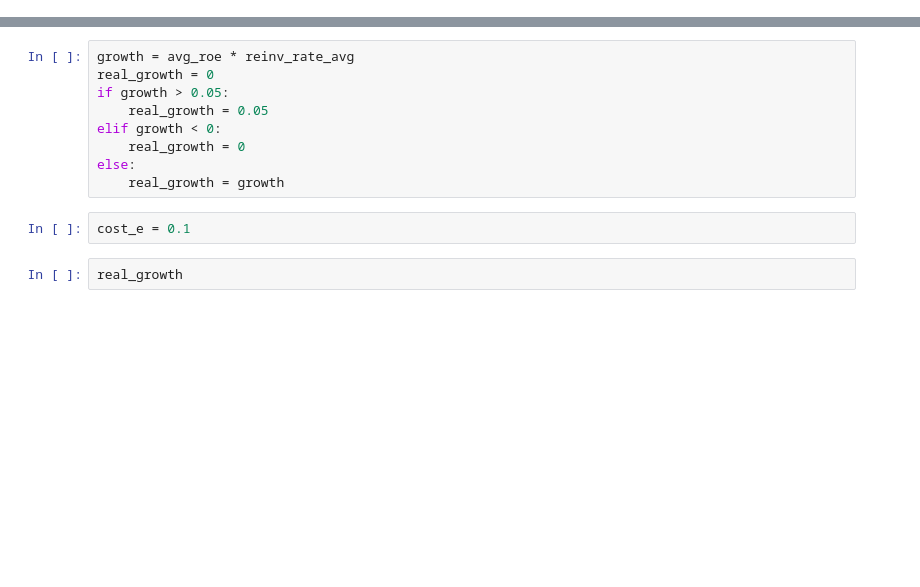
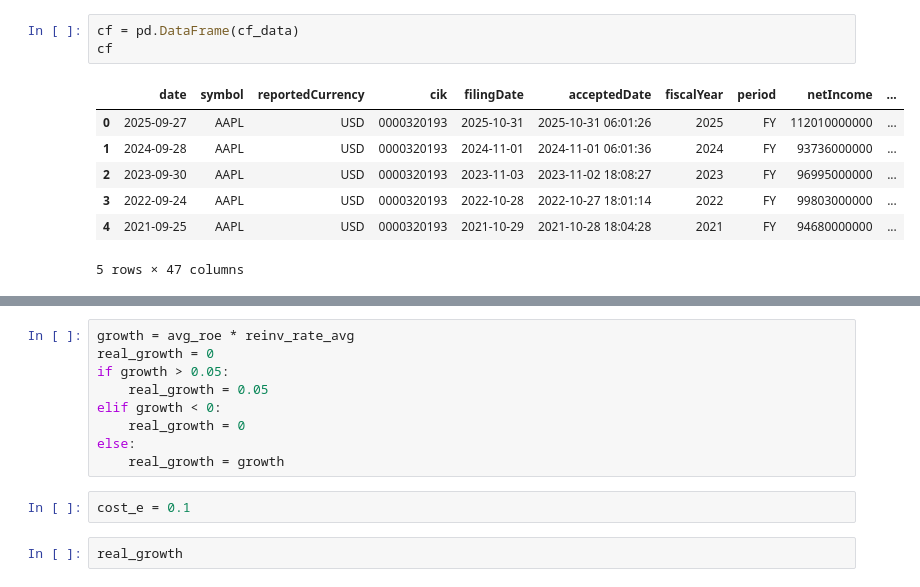
Before and after one commit to sergiobk201/fast_company_valuator, a Jupyter notebook: fast_company_valuator.ipynb, the cells around one changed output, grey strips where cells are left out. Cells and saved outputs as stored; diff of their text form; blank space fills up the shorter version.

```diff
--- a/fast_company_valuator.ipynb
+++ b/fast_company_valuator.ipynb
@@ -46 +57,12 @@ cf
+# %%
+cf = pd.DataFrame(cf_data)
+cf
+# %% [output]
+|  | date | symbol | reportedCurrency | cik | filingDate | acceptedDate | fiscalYear | period | netIncome | ... |
+| 0 | 2025-09-27 | AAPL | USD | 0000320193 | 2025-10-31 | 2025-10-31 06:01:26 | 2025 | FY | 112010000000 | ... |
+| 1 | 2024-09-28 | AAPL | USD | 0000320193 | 2024-11-01 | 2024-11-01 06:01:36 | 2024 | FY | 93736000000 | ... |
+| 2 | 2023-09-30 | AAPL | USD | 0000320193 | 2023-11-03 | 2023-11-02 18:08:27 | 2023 | FY | 96995000000 | ... |
+| 3 | 2022-09-24 | AAPL | USD | 0000320193 | 2022-10-28 | 2022-10-27 18:01:14 | 2022 | FY | 99803000000 | ... |
+| 4 | 2021-09-25 | AAPL | USD | 0000320193 | 2021-10-29 | 2021-10-28 18:04:28 | 2021 | FY | 94680000000 | ... |
+5 rows × 47 columns
 # %%
```
Also changed, not shown: parts of 19 cells of this notebook, 2 other files.
